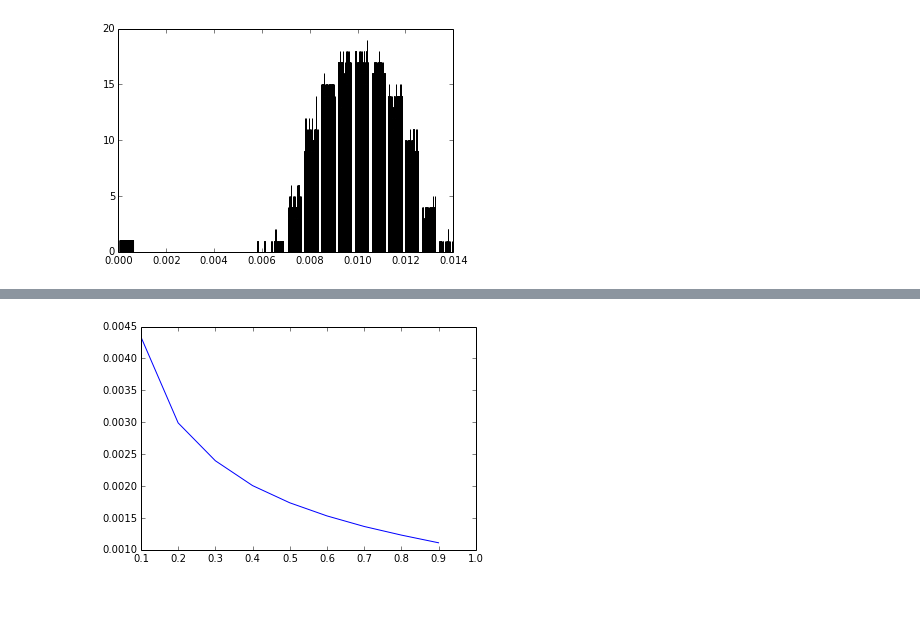
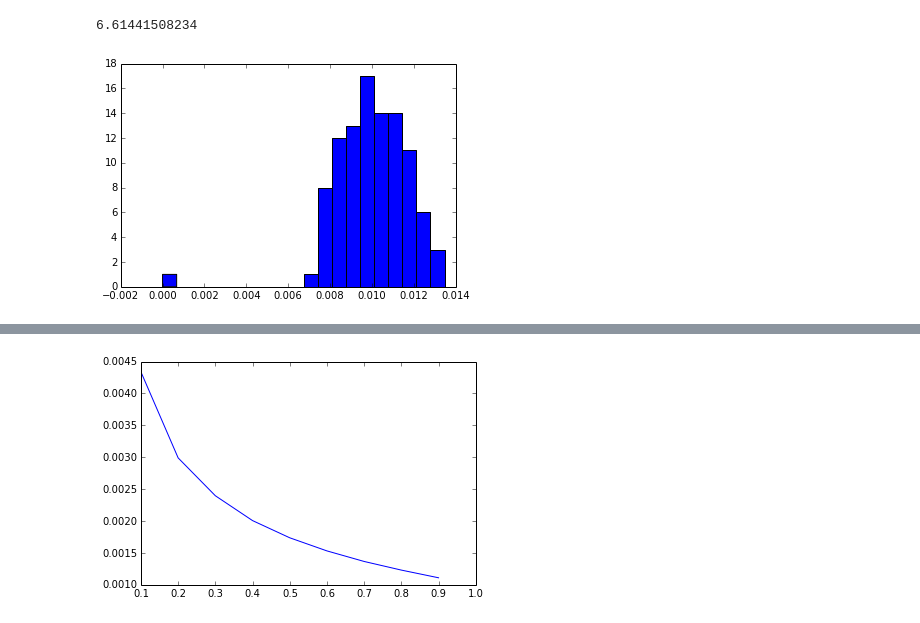
Before and after one commit to ChunchuanLv/Network, a Jupyter notebook: random-graphs.ipynb, the cells around one changed output, grey strips where cells are left out. Cells and saved outputs as stored; diff of their text form; code cells hidden in the pictures.

```diff
--- a/random-graphs.ipynb
+++ b/random-graphs.ipynb
@@ -8,11 +10,12 @@ from scipy.sparse import csr_matrix
 %matplotlib inline
 # %%
 lambdas = [];
-for i in range(100):
+for i in range(1):
     g = nx.erdos_renyi_graph(100,.5)
     d = g.number_of_edges()*2
     lambdas.append(nx.laplacian_spectrum(g)/d)
 plt.hist(lambdas,20)
 plt.show()
 # %% [output]
+6.61441508234
-[figure, old version]
+[figure, new version]
```
Also changed, not shown: parts of 3 cells of this notebook.
